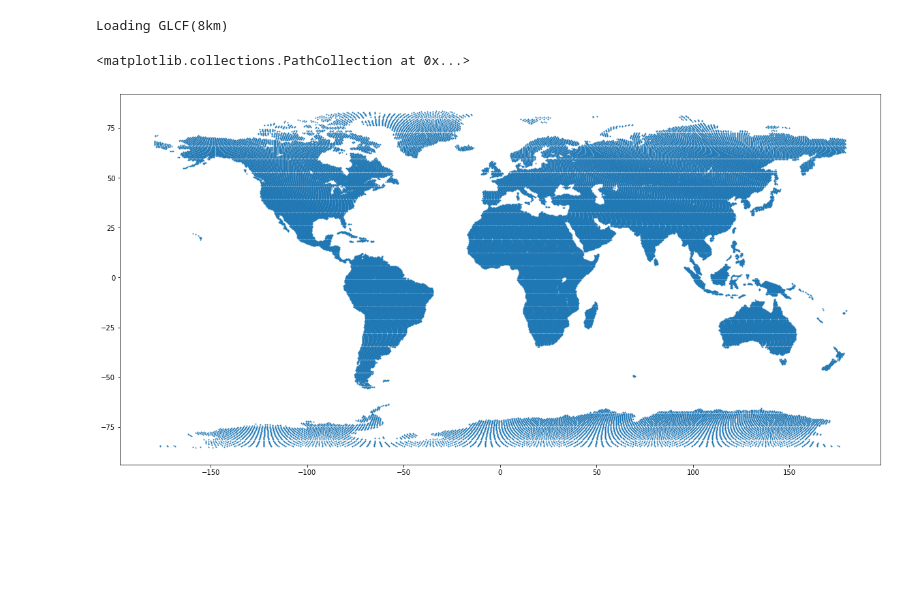
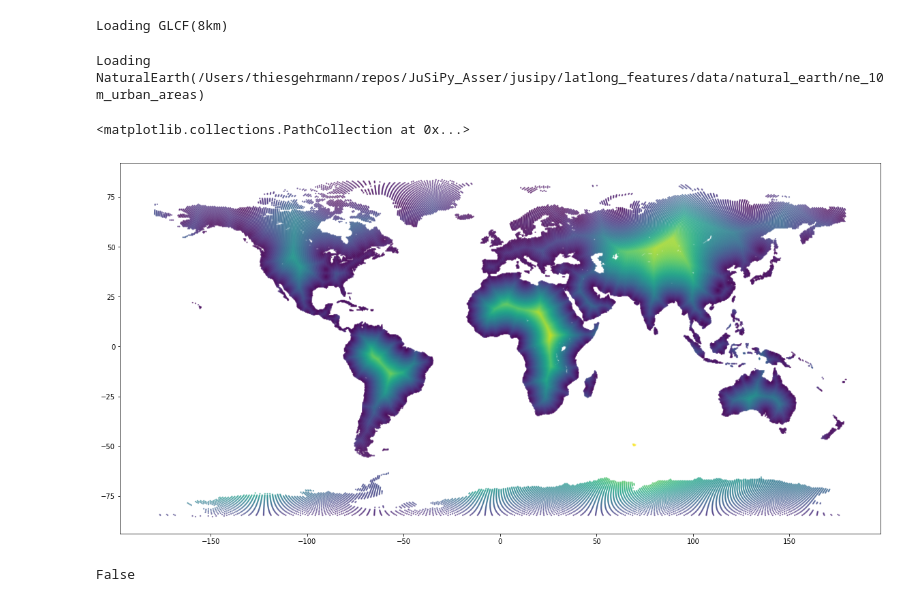
Before and after one commit to thiesgehrmann/JuSiPy_Asser, a Jupyter notebook: 2_pipeline_generate_grid.ipynb, the cells around one changed output. Saved outputs shown, nothing was run; the diff lists cells and outputs as text; code cells hidden in the pictures; blank space fills up the shorter version.

Commit message:
Added feature visualization to notebook

```diff
--- a/2_pipeline_generate_grid.ipynb
+++ b/2_pipeline_generate_grid.ipynb
@@ -18,11 +18,22 @@ land_grid['country'] = land_grid_countries
 land_grid[~pd.isna(land_grid.country)]
 land_grid = land_grid[~pd.isna(land_grid.country)]
 land_grid.to_pickle('data/grid_500.pkl')
+# %%
+land_grid = pd.read_pickle('data/grid_500.pkl')
+ne = jusipy.latlong_features.NaturalEarth()
+#country_features = jusipy.country_features.get(all_points, A_country)
+latlong_features = jusipy.latlong_features.get(land_grid, ne)
+# %% [output]
+Loading NaturalEarth(/Users/thiesgehrmann/repos/JuSiPy_Asser/jusipy/latlong_features/data/natural_earth/ne_10m_urban_areas)
 # %%
 plt.figure(figsize=(20,10))
-plt.scatter(land_grid.long, land_grid.lat, s=1)
+plt.scatter(land_grid.long, land_grid.lat, s=2, c=latlong_features.nearest_port.values, alpha=0.5)
 # %% [output]
 <matplotlib.collections.PathCollection at 0x...>
-[figure, old version]
+[figure, new version]
 # %%
 land_grid.to_pickle('data/grid_500.pkl')
+# %%
+np.any(pd.isna(latlong_features.nearest_airport))
+# %% [output]
+False
```
Also changed, not shown: parts of 1 cell of this notebook, 1 other file.
